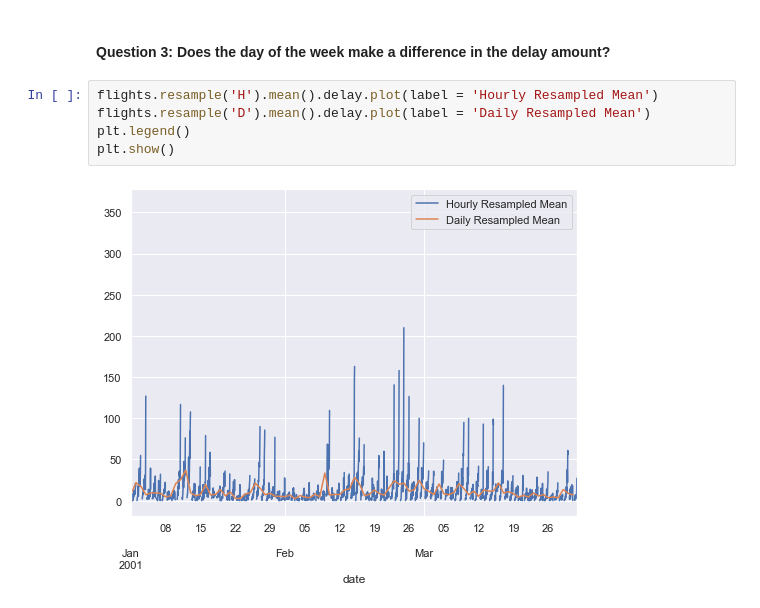
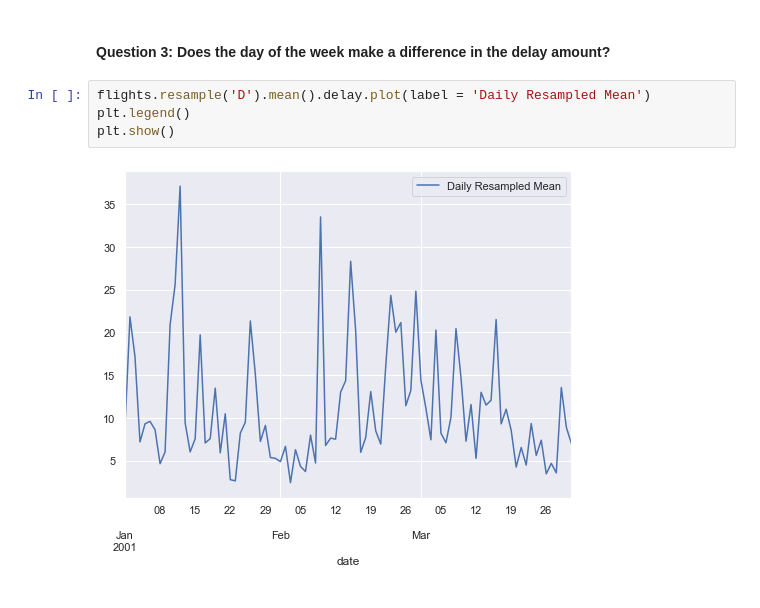
Before and after one commit to ForrestMccrosky/time-series-exercises, a Jupyter notebook: time_manipulation.ipynb, the cells around one changed output. Saved outputs shown, nothing was run; the diff lists cells and outputs as text.

```diff
--- a/time_manipulation.ipynb
+++ b/time_manipulation.ipynb
@@ -495,9 +502,8 @@ flights.resample('H').mean().sort_values(by = 'delay', ascending = False)
 # %% [markdown]
 #### Question 3: Does the day of the week make a difference in the delay amount?
 # %%
-flights.resample('H').mean().delay.plot(label = 'Hourly Resampled Mean')
 flights.resample('D').mean().delay.plot(label = 'Daily Resampled Mean')
 plt.legend()
 plt.show()
 # %% [output]
-[figure, old version]
+[figure, new version]
```
Also changed, not shown: parts of 11 cells of this notebook.
